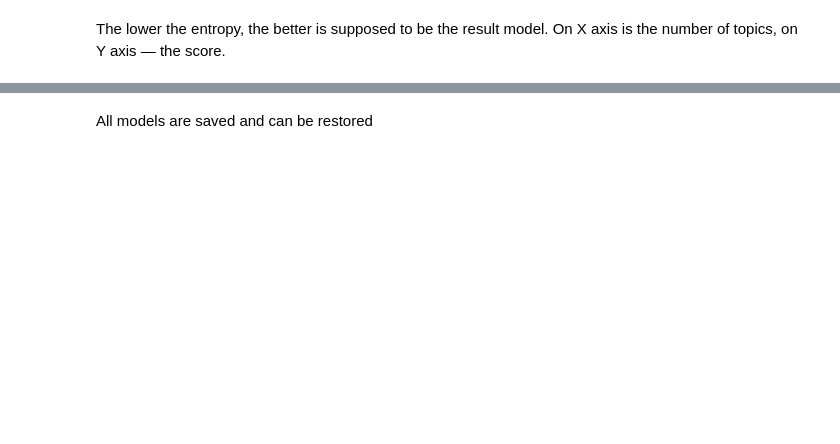
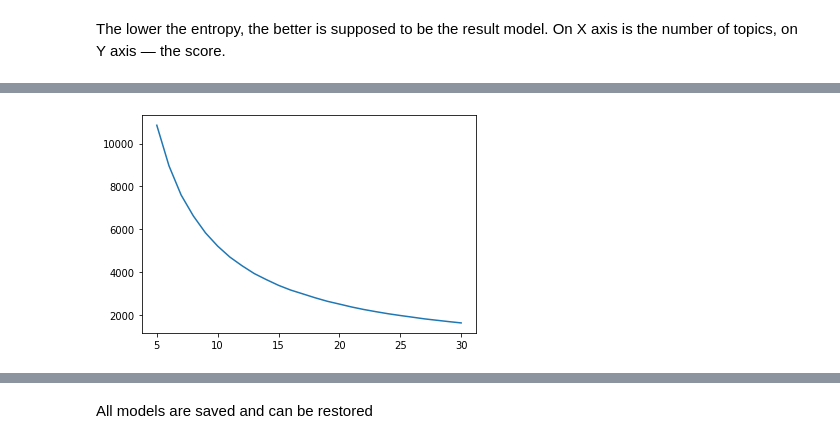
Before and after one commit to machine-intelligence-laboratory/OptimalNumberOfTopics, a Jupyter notebook: demos/NumTopics_RTLWiki_demo.ipynb, the cells around one changed output, grey strips where cells are left out. Saved outputs shown, nothing was run; the diff lists cells and outputs as text; code cells hidden in the pictures; blank space fills up the shorter version.

```diff
--- a/demos/NumTopics_RTLWiki_demo.ipynb
+++ b/demos/NumTopics_RTLWiki_demo.ipynb
@@ -108 +205,7 @@ On X axis is the number of topics, on Y axis — the score.
+# %%
+plt.plot(detailed_result['TopicKernel@text.average_size'].T)
+
+plt.show()
+# %% [output]
+[figure, added]
 # %%
```
Also changed, not shown: parts of 31 cells of this notebook, 4 other files.
